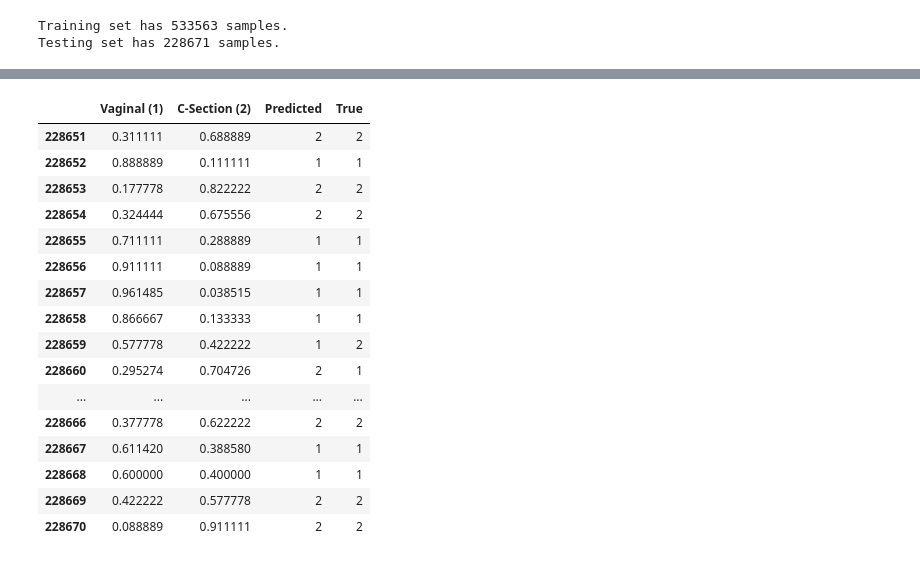
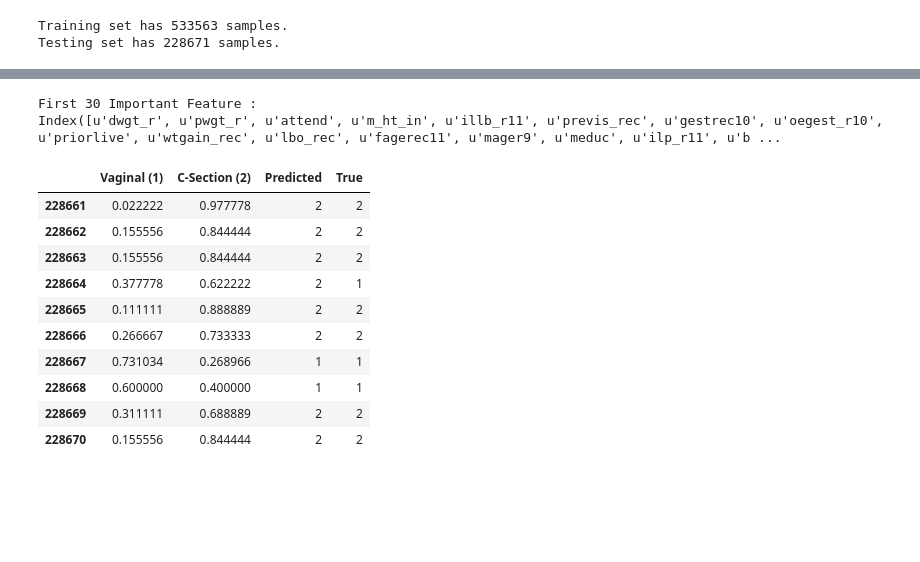
Before and after one commit to SabrinaAL/Childbirth-Delivery-Method-Prediction, a Jupyter notebook: natl2014_prediction.ipynb, the cells around one changed output, grey strips where cells are left out. Drawn from its saved outputs; the diff is of its cells as text; code cells hidden in the pictures; blank space fills up the shorter version.

```diff
--- a/natl2014_prediction.ipynb
+++ b/natl2014_prediction.ipynb
@@ -7,3 +7,10 @@ import matplotlib.pyplot as plt
 
 # Pretty display for notebooks
 %matplotlib inline
+
+## Changing options to display all data
+
+pd.set_option('display.height', 1000)
+pd.set_option('display.max_rows', 500)
+pd.set_option('display.max_columns', 500)
+pd.set_option('display.width', 1000)
@@ -90,9 +110,7 @@ X_all = df.drop('dmeth_rec', axis = 1)
 # Extract target column of delivery method
 y_all = df['dmeth_rec']
 # %%
-X_all = vs.PreprocessFeatures(X_all)
+X_all = pd.get_dummies(X_all)
 print "Processed feature columns ({} total features):\n{}".format(len(X_all.columns), list(X_all.columns))
-print "\nFeature values after trasformation:"
-print X_all.head()
 # %% [output]
 Processed feature columns (199 total features):
@@ -514,26 +492,30 @@ F1 score for test set: 0.77531411.
+# %%
+important_indices = indices[:30]
+important_features = X_all.columns[important_indices]
+print("First 30 Important Feature :")
+print (important_features)
+# %% [output]
+First 30 Important Feature :
+Index([u'dwgt_r', u'pwgt_r', u'attend', u'm_ht_in', u'illb_r11', u'previs_rec', u'gestrec10', u'oegest_r10', u'priorlive', u'wtgain_rec', u'lbo_rec', u'fagerec11', u'mager9', u'meduc', u'ilp_r11', u'b ...
 # %%
+# Display probabilities of predicted classes
+
 y_pred_proba.tolist()
 labels=['Vaginal (1)', 'C-Section (2)']
 df_proba=pd.DataFrame(y_pred_proba, columns=labels)
 df_y_pred=pd.DataFrame({'Predicted': y_pred})
 df_y_true=pd.DataFrame({'True': y_test})
 data_proba=pd.concat([df_proba, df_y_pred, df_y_true], axis=1)
-data_proba.tail(20)
+data_proba.tail(10)
 # %% [output]
 |  | Vaginal (1) | C-Section (2) | Predicted | True |
-| 228651 | 0.311111 | 0.688889 | 2 | 2 |
-| 228652 | 0.888889 | 0.111111 | 1 | 1 |
-| 228653 | 0.177778 | 0.822222 | 2 | 2 |
-| 228654 | 0.324444 | 0.675556 | 2 | 2 |
-| 228655 | 0.711111 | 0.288889 | 1 | 1 |
-| 228656 | 0.911111 | 0.088889 | 1 | 1 |
-| 228657 | 0.961485 | 0.038515 | 1 | 1 |
-| 228658 | 0.866667 | 0.133333 | 1 | 1 |
-| 228659 | 0.577778 | 0.422222 | 1 | 2 |
-| 228660 | 0.295274 | 0.704726 | 2 | 1 |
-| ... | ... | ... | ... | ... |
-| 228666 | 0.377778 | 0.622222 | 2 | 2 |
-| 228667 | 0.611420 | 0.388580 | 1 | 1 |
+| 228661 | 0.022222 | 0.977778 | 2 | 2 |
+| 228662 | 0.155556 | 0.844444 | 2 | 2 |
+| 228663 | 0.155556 | 0.844444 | 2 | 2 |
+| 228664 | 0.377778 | 0.622222 | 2 | 1 |
+| 228665 | 0.111111 | 0.888889 | 2 | 2 |
+| 228666 | 0.266667 | 0.733333 | 2 | 2 |
+| 228667 | 0.731034 | 0.268966 | 1 | 1 |
 | 228668 | 0.600000 | 0.400000 | 1 | 1 |
-| 228669 | 0.422222 | 0.577778 | 2 | 2 |
-| 228670 | 0.088889 | 0.911111 | 2 | 2 |
+| 228669 | 0.311111 | 0.688889 | 2 | 2 |
+| 228670 | 0.155556 | 0.844444 | 2 | 2 |
```
Also changed, not shown: parts of 27 cells of this notebook.
